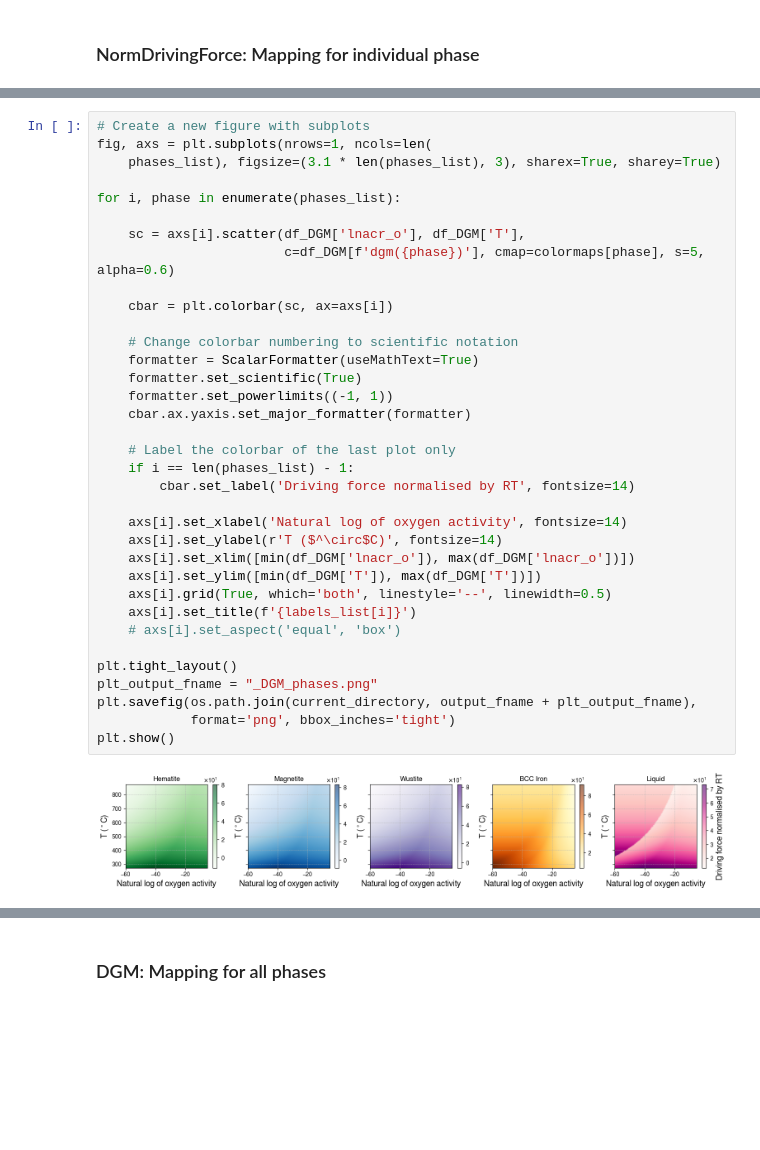
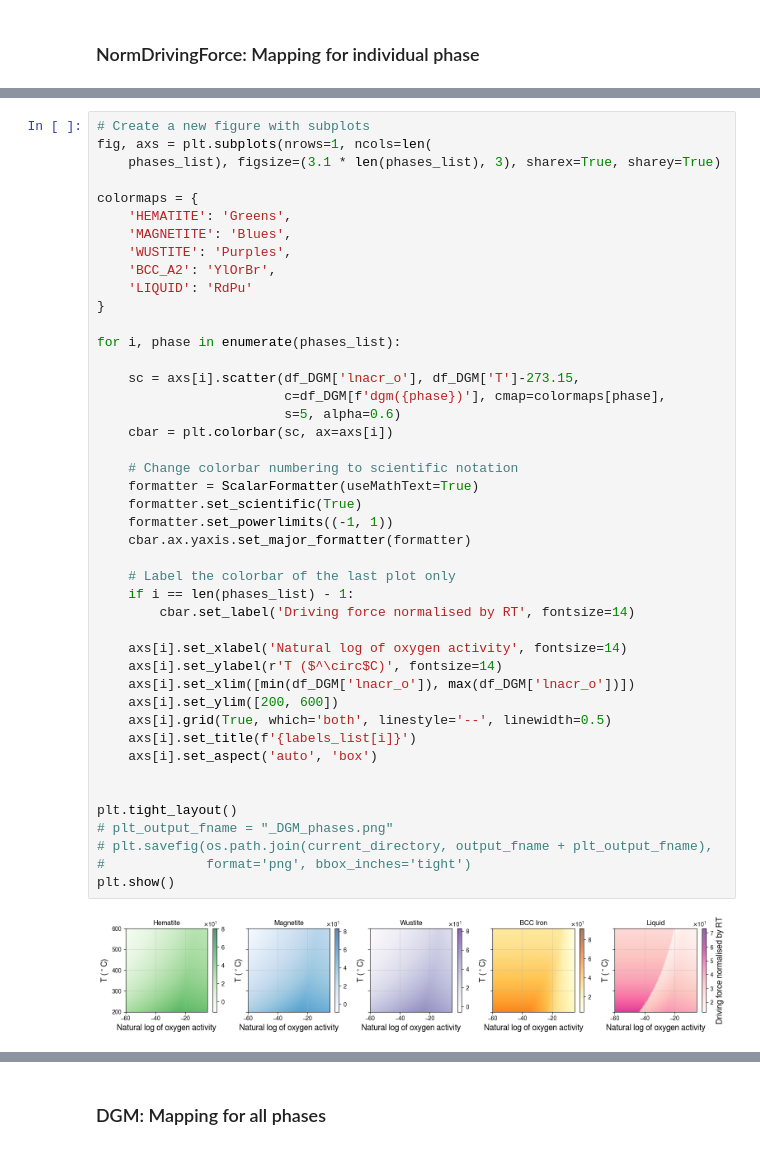
Before and after one commit to YXWU2014/IronOxide_TC, a Jupyter notebook: IronOxide_TC_calculations_TCFE_SSUB.ipynb, the cells around one changed output, grey strips where cells are left out. Cells and saved outputs as stored; diff of their text form; blank space fills up the shorter version.

```diff
--- a/IronOxide_TC_calculations_TCFE_SSUB.ipynb
+++ b/IronOxide_TC_calculations_TCFE_SSUB.ipynb
@@ -674,37 +710,46 @@ plt.show()
 # %%
 # Create a new figure with subplots
 fig, axs = plt.subplots(nrows=1, ncols=len(
     phases_list), figsize=(3.1 * len(phases_list), 3), sharex=True, sharey=True)
 
+colormaps = {
+    'HEMATITE': 'Greens',
+    'MAGNETITE': 'Blues',
+    'WUSTITE': 'Purples',
+    'BCC_A2': 'YlOrBr',
+    'LIQUID': 'RdPu'
+}
+
 for i, phase in enumerate(phases_list):
 
-    sc = axs[i].scatter(df_DGM['lnacr_o'], df_DGM['T'],
-                        c=df_DGM[f'dgm({phase})'], cmap=colormaps[phase], s=5, alpha=0.6)
-
+    sc = axs[i].scatter(df_DGM['lnacr_o'], df_DGM['T']-273.15,
+                        c=df_DGM[f'dgm({phase})'], cmap=colormaps[phase],
+                        s=5, alpha=0.6)
     cbar = plt.colorbar(sc, ax=axs[i])
 
     # Change colorbar numbering to scientific notation
     formatter = ScalarFormatter(useMathText=True)
     formatter.set_scientific(True)
     formatter.set_powerlimits((-1, 1))
     cbar.ax.yaxis.set_major_formatter(formatter)
 
     # Label the colorbar of the last plot only
     if i == len(phases_list) - 1:
         cbar.set_label('Driving force normalised by RT', fontsize=14)
 
     axs[i].set_xlabel('Natural log of oxygen activity', fontsize=14)
     axs[i].set_ylabel(r'T ($^\circ$C)', fontsize=14)
     axs[i].set_xlim([min(df_DGM['lnacr_o']), max(df_DGM['lnacr_o'])])
-    axs[i].set_ylim([min(df_DGM['T']), max(df_DGM['T'])])
+    axs[i].set_ylim([200, 600])
     axs[i].grid(True, which='both', linestyle='--', linewidth=0.5)
     axs[i].set_title(f'{labels_list[i]}')
-    # axs[i].set_aspect('equal', 'box')
+    axs[i].set_aspect('auto', 'box')
+
 
 plt.tight_layout()
-plt_output_fname = "_DGM_phases.png"
-plt.savefig(os.path.join(current_directory, output_fname + plt_output_fname),
-            format='png', bbox_inches='tight')
+# plt_output_fname = "_DGM_phases.png"
+# plt.savefig(os.path.join(current_directory, output_fname + plt_output_fname),
+#             format='png', bbox_inches='tight')
 plt.show()
 # %% [output]
-[figure, old version]
+[figure, new version]
```
Also changed, not shown: parts of 6 cells of this notebook, 16 other files.
